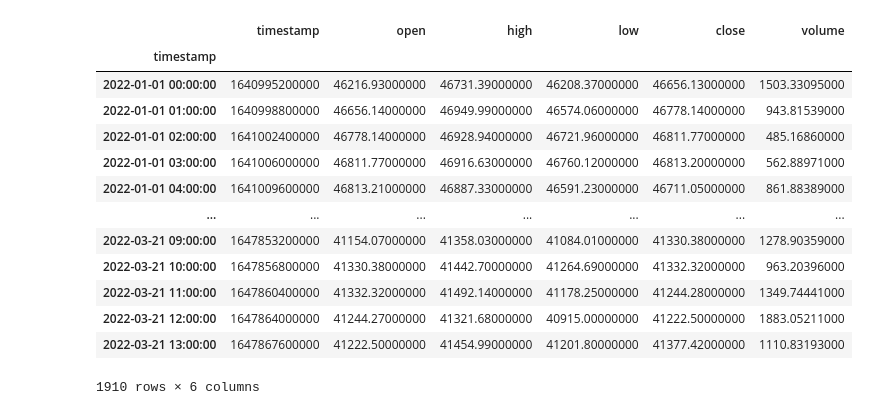
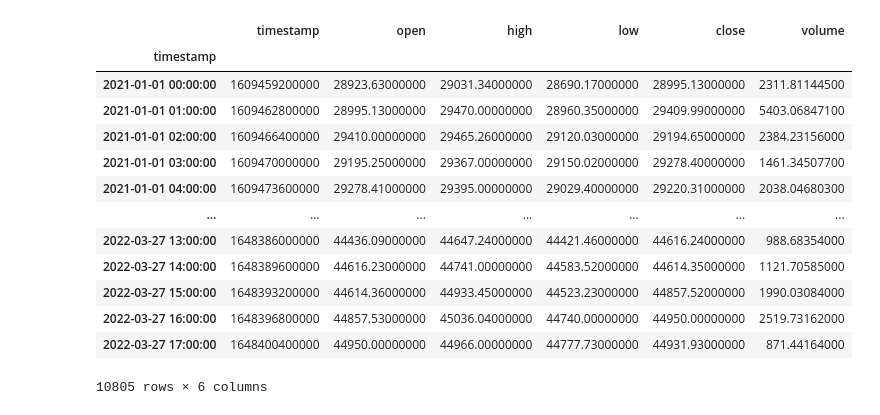
Before and after one commit to LiliBISC/BotTrading, a Jupyter notebook: CryptoBot.ipynb, the cells around one changed output. Saved outputs shown, nothing was run; the diff lists cells and outputs as text; code cells hidden in the pictures.

```diff
--- a/CryptoBot.ipynb
+++ b/CryptoBot.ipynb
@@ -9,33 +7,33 @@ import tensorflow as tf
 # %%
-data=Client().get_historical_klines("BTCUSDT", Client.KLINE_INTERVAL_1HOUR, '01 January 2022')
+data=Client().get_historical_klines("BTCUSDT", Client.KLINE_INTERVAL_1HOUR, '01 January 2021')
 df=pd.DataFrame(data,columns=["timestamp","open","high", "low", "close", "volume", "close_time", "quote_av", "trades", "tb_base_av", "tb_quote_av", "ignore"])
 
 df = df.set_index(df['timestamp'])
 df.index=pd.to_datetime(df.index, unit='ms')
 
 del df['close_time']
 del df['quote_av']
 del df['trades']
 del df['tb_base_av']
 del df['tb_quote_av']
 del df['ignore']
 
 df
 # %% [output]
 |  | timestamp | open | high | low | close | volume |
 | timestamp |  |  |  |  |  |  |
-| 2022-01-01 00:00:00 | 1640995200000 | 46216.93000000 | 46731.39000000 | 46208.37000000 | 46656.13000000 | 1503.33095000 |
-| 2022-01-01 01:00:00 | 1640998800000 | 46656.14000000 | 46949.99000000 | 46574.06000000 | 46778.14000000 | 943.81539000 |
-| 2022-01-01 02:00:00 | 1641002400000 | 46778.14000000 | 46928.94000000 | 46721.96000000 | 46811.77000000 | 485.16860000 |
-| 2022-01-01 03:00:00 | 1641006000000 | 46811.77000000 | 46916.63000000 | 46760.12000000 | 46813.20000000 | 562.88971000 |
-| 2022-01-01 04:00:00 | 1641009600000 | 46813.21000000 | 46887.33000000 | 46591.23000000 | 46711.05000000 | 861.88389000 |
+| 2021-01-01 00:00:00 | 1609459200000 | 28923.63000000 | 29031.34000000 | 28690.17000000 | 28995.13000000 | 2311.81144500 |
+| 2021-01-01 01:00:00 | 1609462800000 | 28995.13000000 | 29470.00000000 | 28960.35000000 | 29409.99000000 | 5403.06847100 |
+| 2021-01-01 02:00:00 | 1609466400000 | 29410.00000000 | 29465.26000000 | 29120.03000000 | 29194.65000000 | 2384.23156000 |
+| 2021-01-01 03:00:00 | 1609470000000 | 29195.25000000 | 29367.00000000 | 29150.02000000 | 29278.40000000 | 1461.34507700 |
+| 2021-01-01 04:00:00 | 1609473600000 | 29278.41000000 | 29395.00000000 | 29029.40000000 | 29220.31000000 | 2038.04680300 |
 | ... | ... | ... | ... | ... | ... | ... |
-| 2022-03-21 09:00:00 | 1647853200000 | 41154.07000000 | 41358.03000000 | 41084.01000000 | 41330.38000000 | 1278.90359000 |
-| 2022-03-21 10:00:00 | 1647856800000 | 41330.38000000 | 41442.70000000 | 41264.69000000 | 41332.32000000 | 963.20396000 |
-| 2022-03-21 11:00:00 | 1647860400000 | 41332.32000000 | 41492.14000000 | 41178.25000000 | 41244.28000000 | 1349.74441000 |
-| 2022-03-21 12:00:00 | 1647864000000 | 41244.27000000 | 41321.68000000 | 40915.00000000 | 41222.50000000 | 1883.05211000 |
-| 2022-03-21 13:00:00 | 1647867600000 | 41222.50000000 | 41454.99000000 | 41201.80000000 | 41377.42000000 | 1110.83193000 |
+| 2022-03-27 13:00:00 | 1648386000000 | 44436.09000000 | 44647.24000000 | 44421.46000000 | 44616.24000000 | 988.68354000 |
+| 2022-03-27 14:00:00 | 1648389600000 | 44616.23000000 | 44741.00000000 | 44583.52000000 | 44614.35000000 | 1121.70585000 |
+| 2022-03-27 15:00:00 | 1648393200000 | 44614.36000000 | 44933.45000000 | 44523.23000000 | 44857.52000000 | 1990.03084000 |
+| 2022-03-27 16:00:00 | 1648396800000 | 44857.53000000 | 45036.04000000 | 44740.00000000 | 44950.00000000 | 2519.73162000 |
+| 2022-03-27 17:00:00 | 1648400400000 | 44950.00000000 | 44966.00000000 | 44777.73000000 | 44931.93000000 | 871.44164000 |
-1910 rows × 6 columns
+10805 rows × 6 columns
 # %%
 df["open"] = df["open"].astype(float)
 df["high"] = df["high"].astype(float)
```
Also changed, not shown: parts of 13 cells of this notebook.
